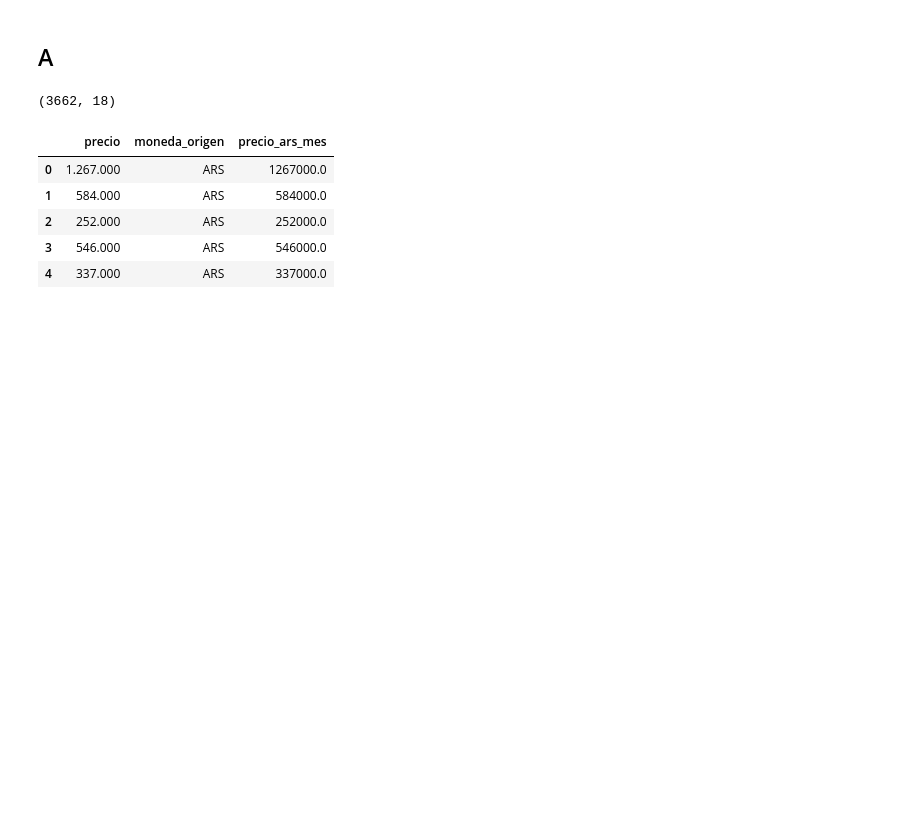
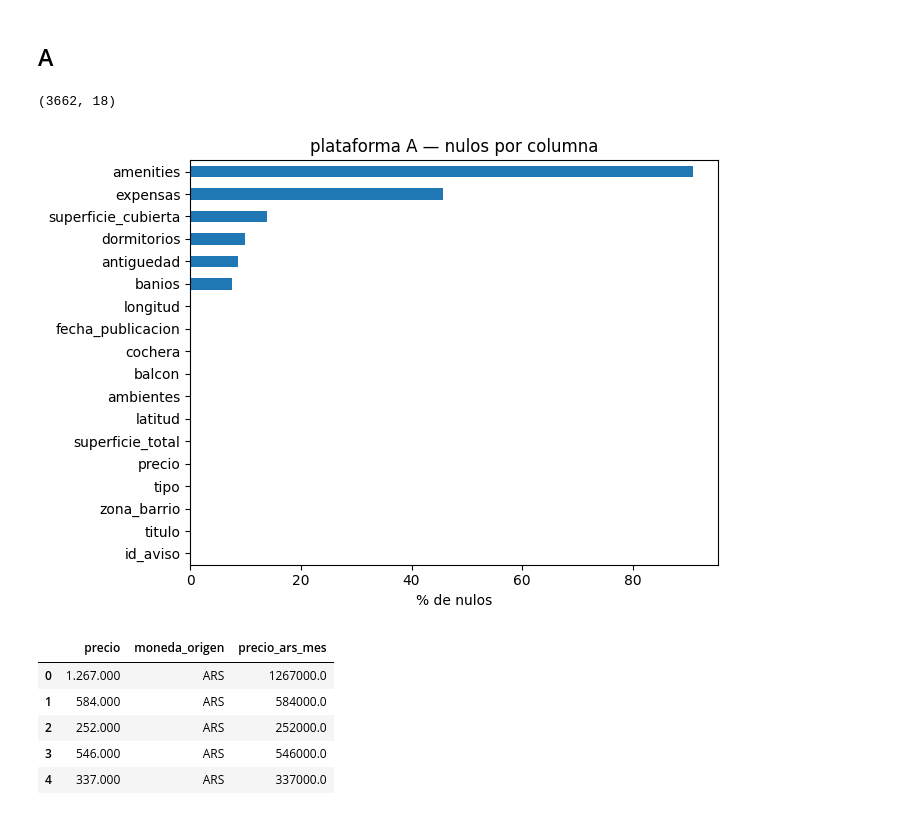
Before and after one commit to MFelix9310/prueba-tecnica-ds-propiedata, a Jupyter notebook: notebooks/01_limpieza.ipynb, the cells around one changed output. Cells and saved outputs as stored; diff of their text form; code cells hidden in the pictures; blank space fills up the shorter version.

```diff
--- a/notebooks/01_limpieza.ipynb
+++ b/notebooks/01_limpieza.ipynb
@@ -54,6 +55,17 @@ a = pd.read_csv(DATA / 'listings_plataforma_A.csv', encoding='latin1')
 a.shape
 # %% [output]
 (3662, 18)
+# %%
+# nulos % por columna en A: amenities y expensas saltan a la vista
+nulos_a = (a.isna().mean() * 100).sort_values(ascending=True)
+fig, ax = plt.subplots(figsize=(7, 5))
+nulos_a.plot(kind='barh', ax=ax)
+ax.set_xlabel('% de nulos')
+ax.set_title('plataforma A — nulos por columna')
+plt.tight_layout()
+plt.show()
+# %% [output]
+[figure, added]
 # %%
 # parseo precio: detecto moneda, extraigo numero, convierto USD a ARS
 p = a['precio'].astype(str)
```
Also changed, not shown: parts of 3 cells of this notebook.
